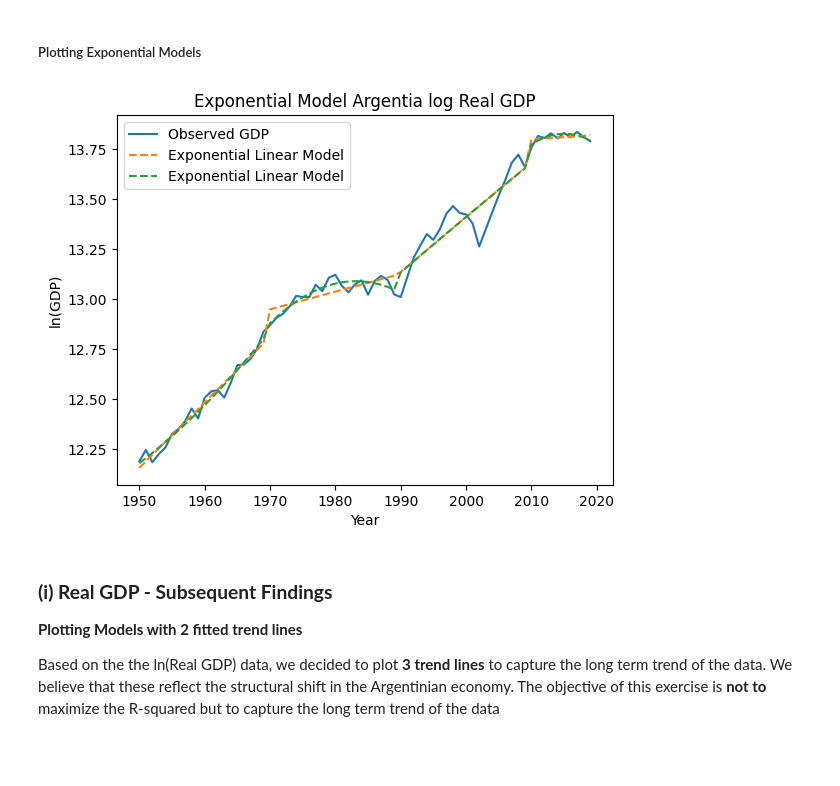
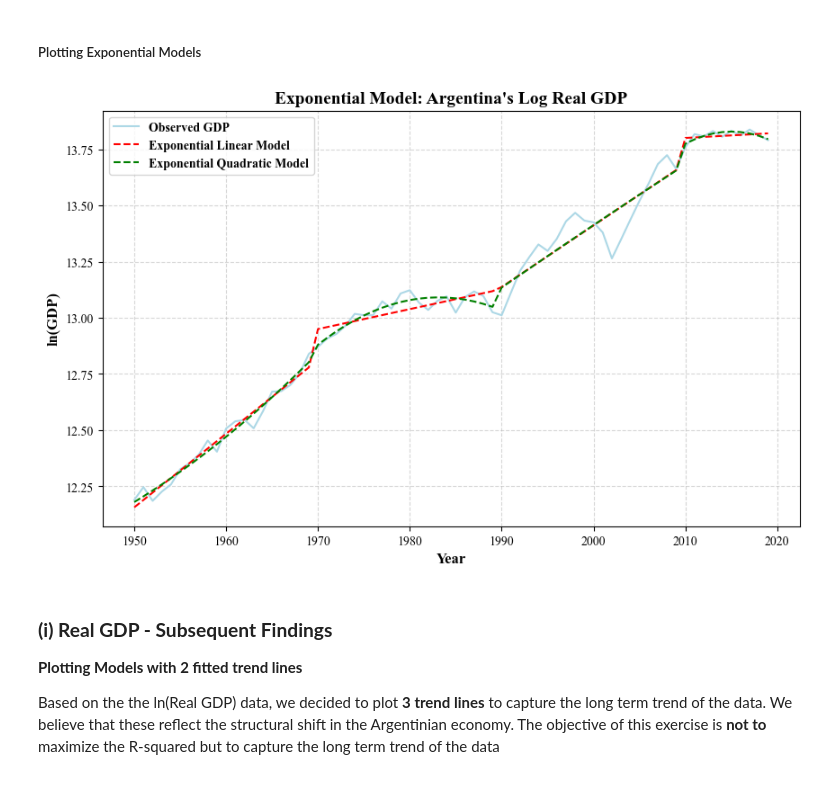
Before and after one commit to andreheeshaojun/EC2B1-Coursework, a Jupyter notebook: Section A/Section-A-Code.ipynb, the cells around one changed output. Cells and saved outputs as stored; diff of their text form; code cells hidden in the pictures; blank space fills up the shorter version.

```diff
--- a/Section A/Section-A-Code.ipynb
+++ b/Section A/Section-A-Code.ipynb
@@ -235,16 +270,35 @@ len(Y_period)
 ##### Plotting Exponential Models
 # %%
 # Plot the results
-plt.plot(filtered_df["Year"], np.log(filtered_df["Real GDP at constant 2017 national prices (in mil. 2017US$)"]), label="Observed GDP")
-plt.plot(filtered_df["Year"], np.log(Yhat_exp_linear), label="Exponential Linear Model", linestyle="--")
-plt.plot(filtered_df["Year"], np.log(Yhat_exp_quad), label="Exponential Linear Model", linestyle="--")
-plt.xlabel("Year")
-plt.ylabel("ln(GDP)")
-plt.title("Exponential Model Argentia log Real GDP")
-plt.legend()
+plt.figure(figsize=(10, 6))
+
+# Plotting with darker shades
+plt.plot(filtered_df["Year"], np.log(filtered_df["Real GDP at constant 2017 national prices (in mil. 2017US$)"]),
+         label="Observed GDP", color="lightblue")
+plt.plot(filtered_df["Year"], np.log(Yhat_exp_linear),
+         label="Exponential Linear Model", linestyle="--", color="red")
+plt.plot(filtered_df["Year"], np.log(Yhat_exp_quad),
+         label="Exponential Quadratic Model", linestyle="--", color="green")
+
+# Labels and Title in Times New Roman, bold
+plt.xlabel("Year", fontfamily="Times New Roman", fontweight="bold", fontsize=12)
+plt.ylabel("ln(GDP)", fontfamily="Times New Roman", fontweight="bold", fontsize=12)
+plt.title("Exponential Model: Argentina's Log Real GDP", fontfamily="Times New Roman", fontweight="bold", fontsize=14)
+
+# Formatting the ticks
+plt.xticks(fontfamily="Times New Roman", fontsize=10)
+plt.yticks(fontfamily="Times New Roman", fontsize=10)
+
+# Legend with Times New Roman
+plt.legend(prop={'family': 'Times New Roman', 'weight': 'bold'})
+
+# Add grid for better readability
+plt.grid(True, linestyle='--', alpha=0.5)
+
+# Show the plot
 plt.show()
 # %% [output]
-[figure, old version]
+[figure, new version]
 # %% [markdown]
 ### **(i) Real GDP - Subsequent Findings**
 
```
Also changed, not shown: parts of 36 cells of this notebook.
